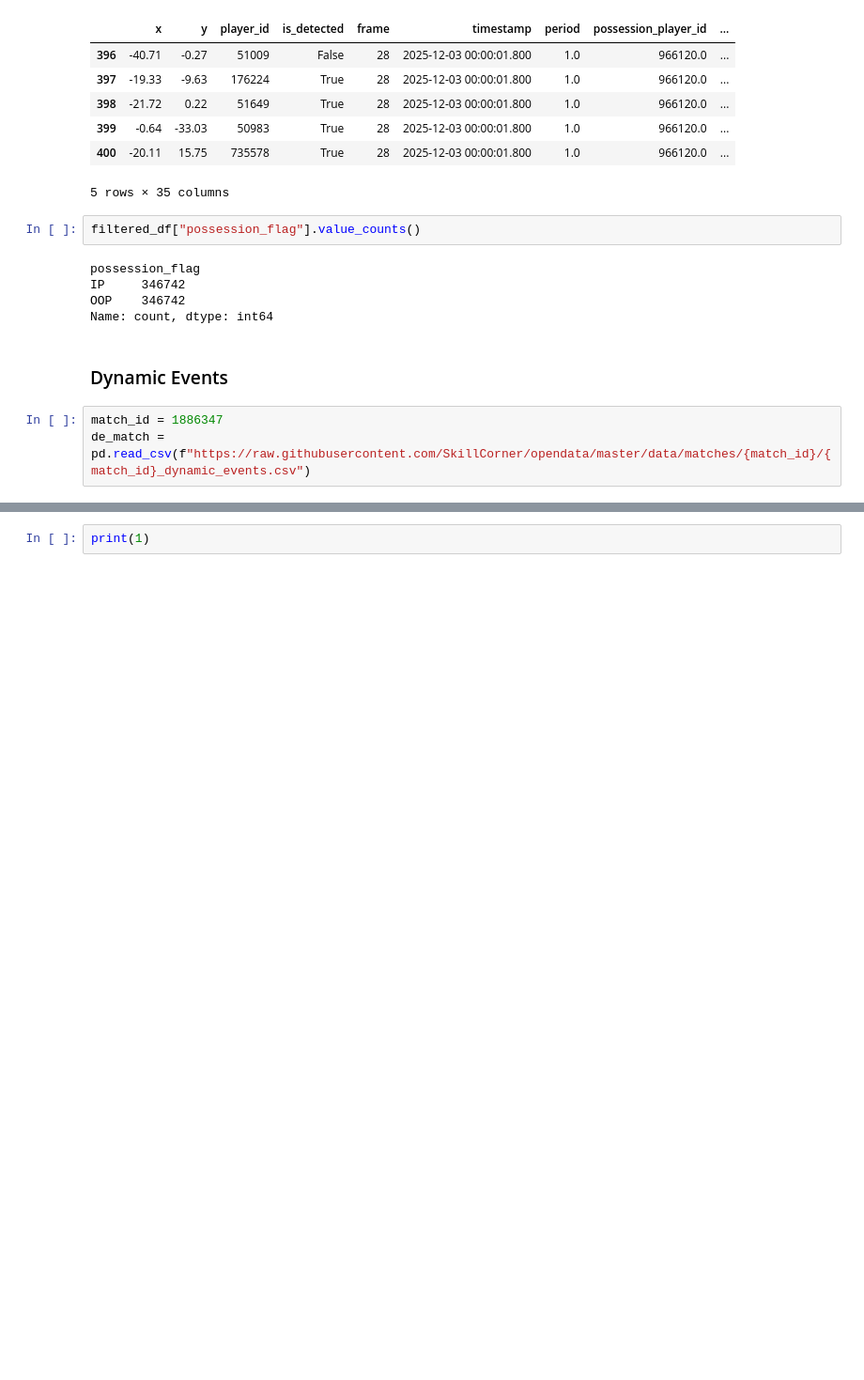
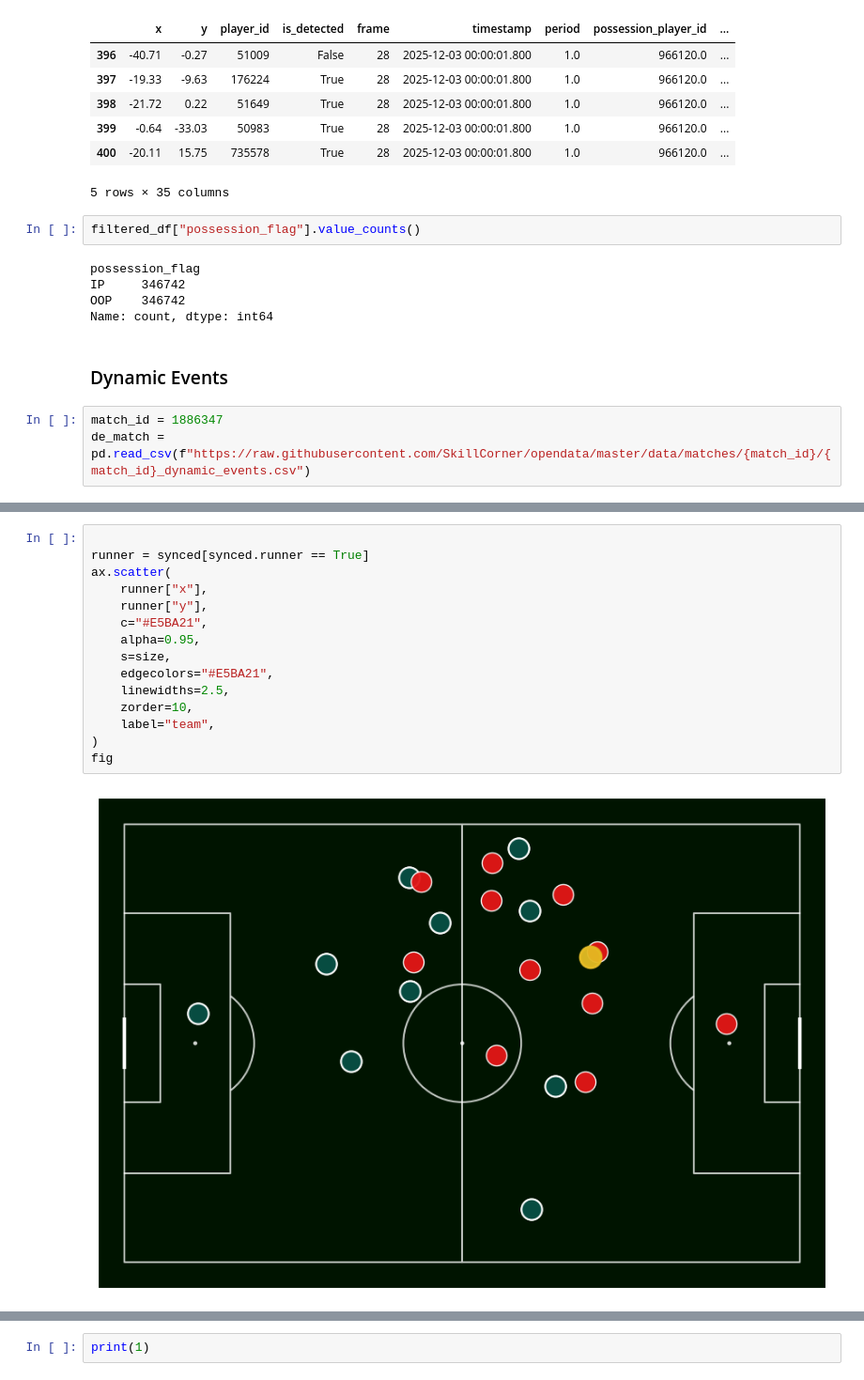
Before and after one commit to tahmeed14/footy_tracking_analysis, a Jupyter notebook: eda.ipynb, the cells around one changed output, grey strips where cells are left out. Shown: that part at 94% size. Drawn from its saved outputs; the diff is of its cells as text; blank space fills up the shorter version.

```diff
--- a/eda.ipynb
+++ b/eda.ipynb
@@ -378,0 +513,17 @@ de_match
+# %%
+
+runner = synced[synced.runner == True]
+ax.scatter(
+    runner["x"],
+    runner["y"],
+    c="#E5BA21",
+    alpha=0.95,
+    s=size,
+    edgecolors="#E5BA21",
+    linewidths=2.5,
+    zorder=10,
+    label="team",
+)
+fig
+# %% [output]
+[figure, added]
```
Also changed, not shown: parts of 28 cells of this notebook, 1 other file.
